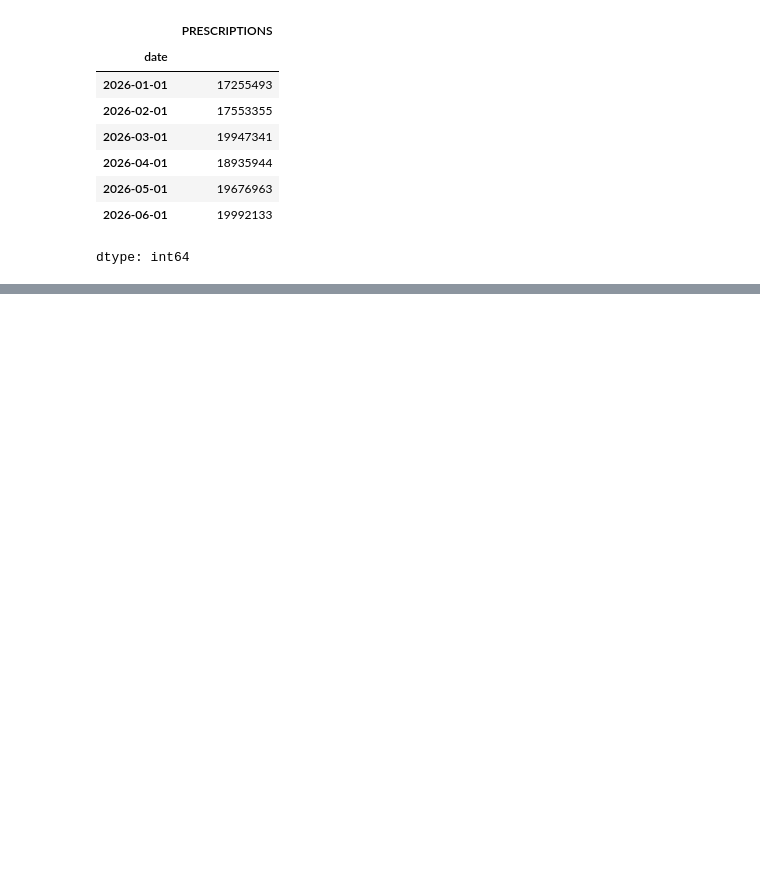
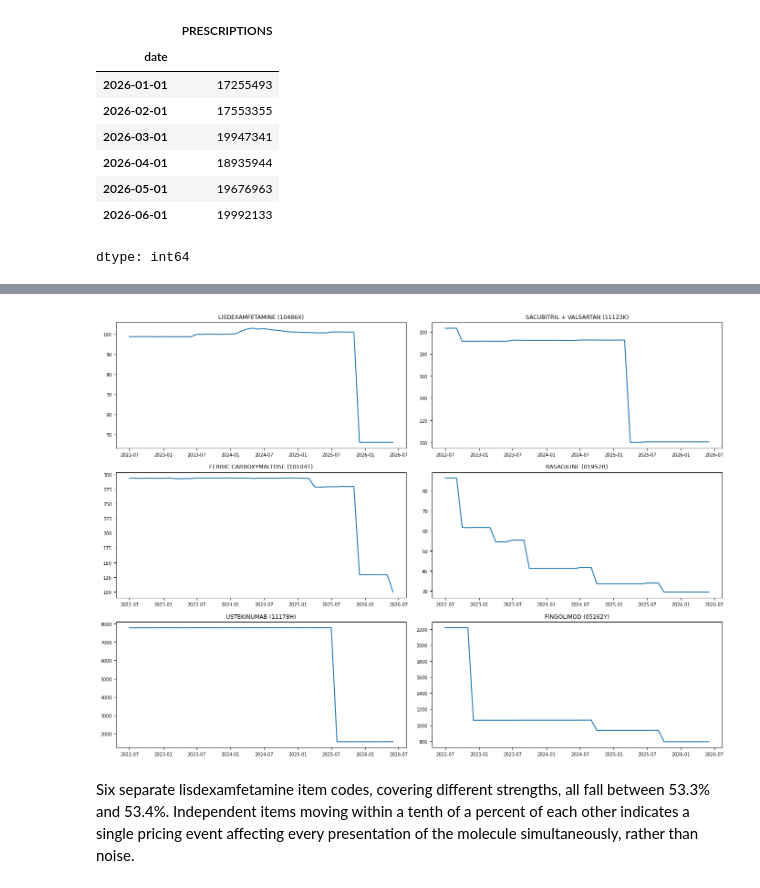
Before and after one commit to aryakamat01-sketch/pbs-generic-erosion, a Jupyter notebook: pbs_generic_erosion.ipynb, the cells around one changed output, grey strips where cells are left out. Drawn from its saved outputs; the diff is of its cells as text; code cells hidden in the pictures; blank space fills up the shorter version.

Commit message:
add candidate selection and price trend charts

```diff
--- a/pbs_generic_erosion.ipynb
+++ b/pbs_generic_erosion.ipynb
@@ -133,0 +144,13 @@ dtype: int64
+# %%
+monthly = (work.groupby(['ITEM_CODE', 'date'])
+               .agg(scripts=('PRESCRIPTIONS', 'sum'),
+                    cost=('TOTAL_COST', 'sum'))
+               .reset_index())
+
+monthly['cost_per_script'] = monthly['cost'] / monthly['scripts']
+
+labels = drug_map[['ITEM_CODE', 'DRUG_NAME', 'FORM/STRENGTH']]
+monthly = monthly.merge(labels, on='ITEM_CODE', how='left')
+
+print(monthly.shape)
+monthly.head()
@@ -133,0 +251,20 @@ dtype: int64
+# %%
+import matplotlib.pyplot as plt
+
+picks = ['10486X', '11123K', '10104T', '01952R', '11178H', '05262Y']
+
+fig, axes = plt.subplots(3, 2, figsize=(14, 10))
+for ax, code in zip(axes.flat, picks):
+    d = monthly[monthly['ITEM_CODE'] == code].sort_values('date')
+    ax.plot(d['date'], d['cost_per_script'])
+    ax.set_title(f"{d['DRUG_NAME'].iloc[0]} ({code})", fontsize=9)
+    ax.tick_params(labelsize=7)
+plt.tight_layout()
+plt.show()
+# %% [output]
+[figure, added]
+# %% [markdown]
+Six separate lisdexamfetamine item codes, covering different strengths,
+all fall between 53.3% and 53.4%. Independent items moving within a tenth
+of a percent of each other indicates a single pricing event affecting every
+presentation of the molecule simultaneously, rather than noise.
```
Also changed, not shown: parts of 6 cells of this notebook.
